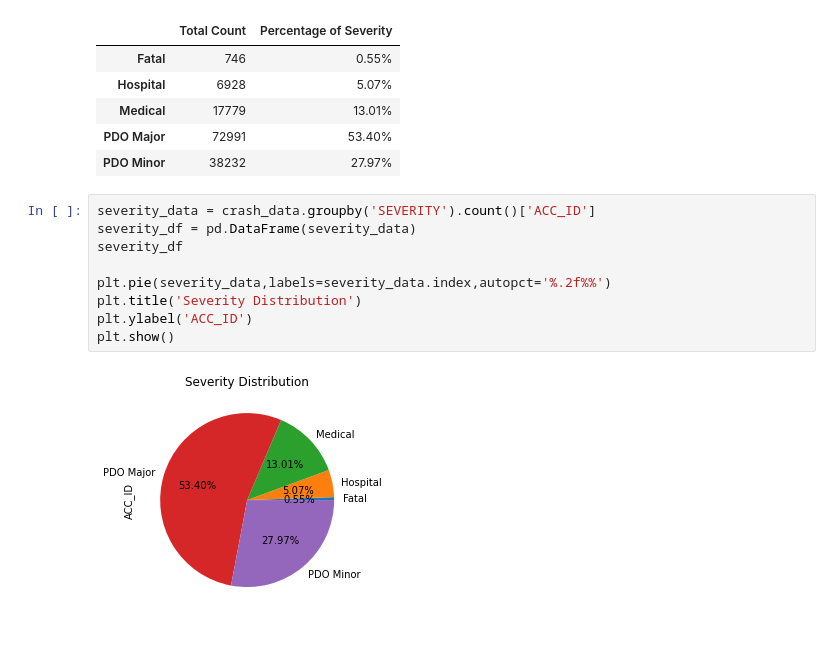
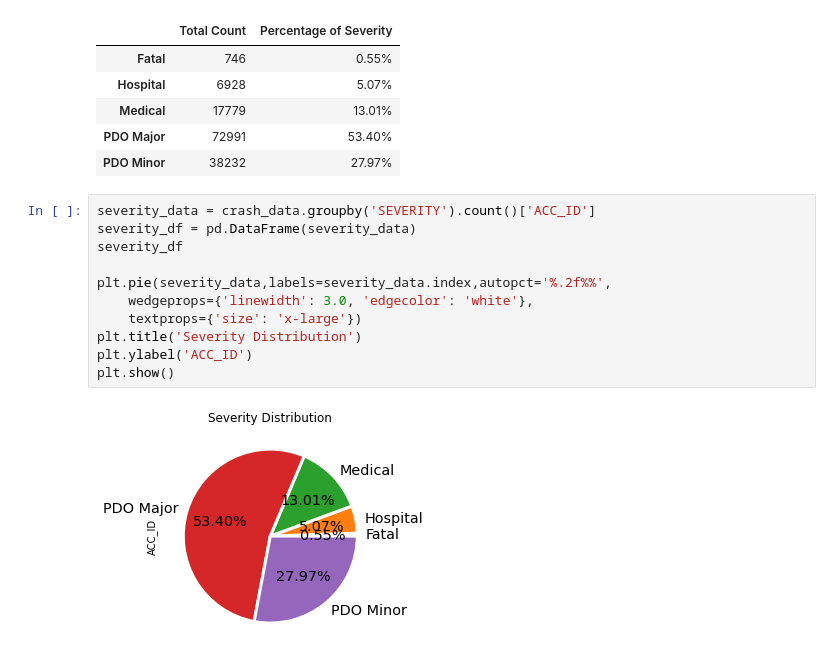
Before and after one commit to NZeinali/project_one, a Jupyter notebook: crash_beta.ipynb, the cells around one changed output. Saved outputs shown, nothing was run; the diff lists cells and outputs as text.

```diff
--- a/crash_beta.ipynb
+++ b/crash_beta.ipynb
@@ -87,11 +87,13 @@ severity_summary
 # %%
 severity_data = crash_data.groupby('SEVERITY').count()['ACC_ID']
 severity_df = pd.DataFrame(severity_data)
 severity_df
 
-plt.pie(severity_data,labels=severity_data.index,autopct='%.2f%%')
+plt.pie(severity_data,labels=severity_data.index,autopct='%.2f%%',
+    wedgeprops={'linewidth': 3.0, 'edgecolor': 'white'},
+    textprops={'size': 'x-large'})
 plt.title('Severity Distribution')
 plt.ylabel('ACC_ID')
 plt.show()
 # %% [output]
-[figure, old version]
+[figure, new version]
```
Also changed, not shown: parts of 5 cells of this notebook.
